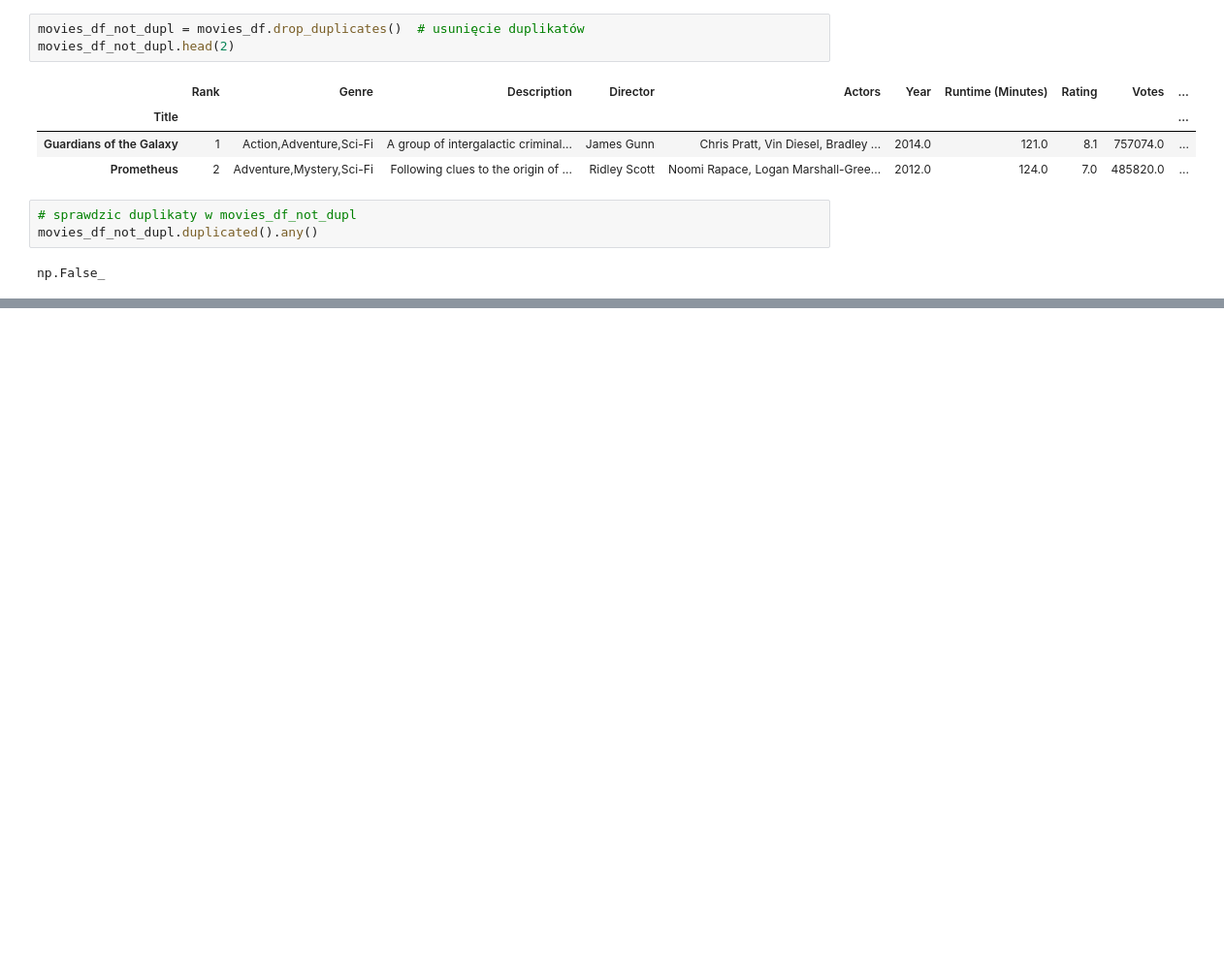
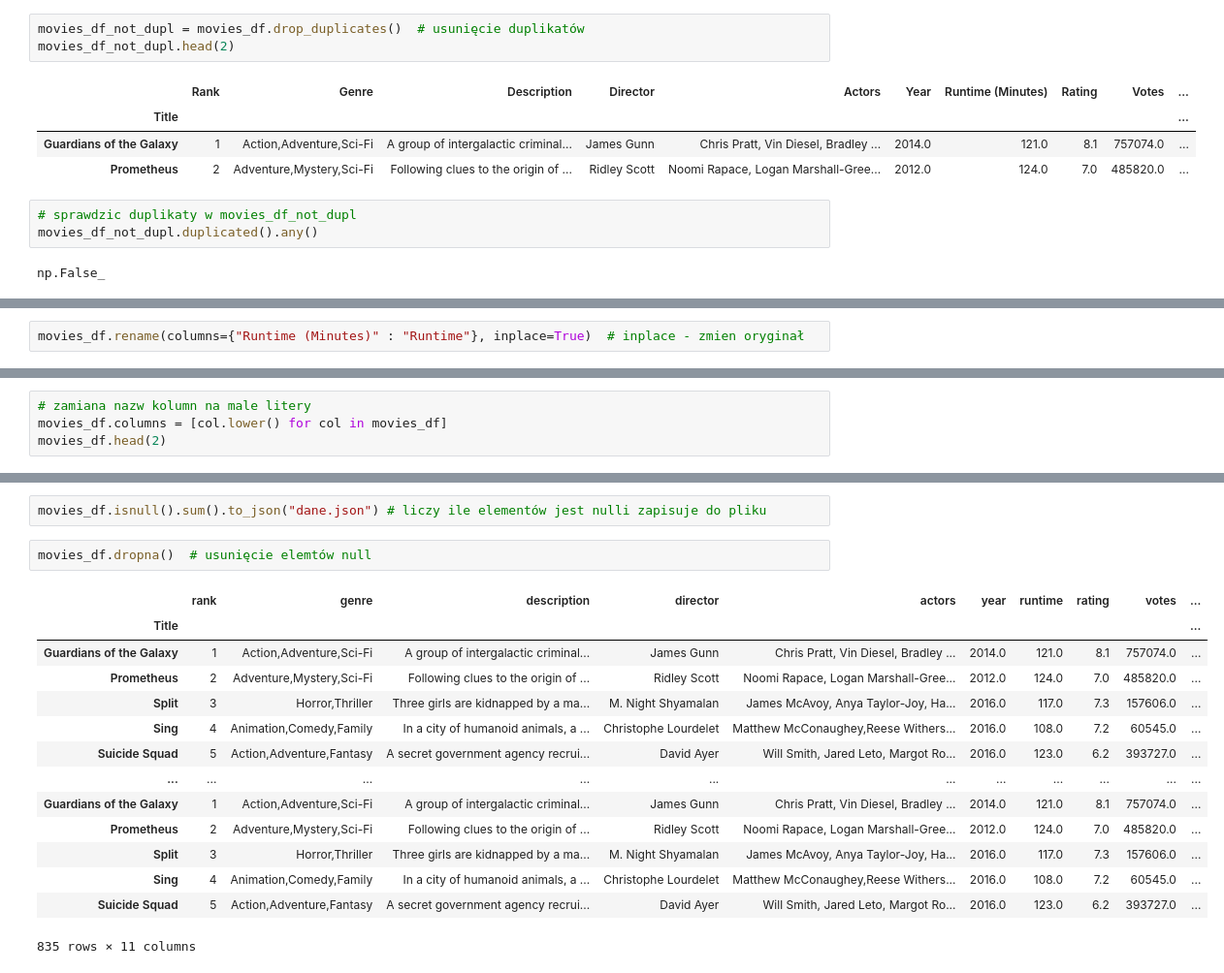
Before and after one commit to rajkonkret/analiza_danych_12_10_2026, a Jupyter notebook: analiza_danych_12_10_2026_dzien1.ipynb, the cells around one changed output, grey strips where cells are left out. Shown at 97% size. Saved outputs shown, nothing was run; the diff lists cells and outputs as text; blank space fills up the shorter version.

```diff
--- a/analiza_danych_12_10_2026_dzien1.ipynb
+++ b/analiza_danych_12_10_2026_dzien1.ipynb
@@ -1627,0 +1635,2 @@ movies_df.rename(columns={"Runtime (Minutes)" : "Runtime"})
+# %%
+movies_df.rename(columns={"Runtime (Minutes)" : "Runtime"}, inplace=True)  # inplace - zmien oryginał
@@ -1627,0 +1644,4 @@ movies_df.rename(columns={"Runtime (Minutes)" : "Runtime"})
+# %%
+# zamiana nazw kolumn na male litery
+movies_df.columns = [col.lower() for col in movies_df]
+movies_df.head(2)
@@ -1627,0 +1659,19 @@ movies_df.rename(columns={"Runtime (Minutes)" : "Runtime"})
+# %%
+movies_df.isnull().sum().to_json("dane.json") # liczy ile elementów jest nulli zapisuje do pliku
+# %%
+movies_df.dropna()  # usunięcie elemtów null
+# %% [output]
+|  | rank | genre | description | director | actors | year | runtime | rating | votes | ... |
+| Title |  |  |  |  |  |  |  |  |  | ... |
+| Guardians of the Galaxy | 1 | Action,Adventure,Sci-Fi | A group of intergalactic criminal... | James Gunn | Chris Pratt, Vin Diesel, Bradley ... | 2014.0 | 121.0 | 8.1 | 757074.0 | ... |
+| Prometheus | 2 | Adventure,Mystery,Sci-Fi | Following clues to the origin of ... | Ridley Scott | Noomi Rapace, Logan Marshall-Gree... | 2012.0 | 124.0 | 7.0 | 485820.0 | ... |
+| Split | 3 | Horror,Thriller | Three girls are kidnapped by a ma... | M. Night Shyamalan | James McAvoy, Anya Taylor-Joy, Ha... | 2016.0 | 117.0 | 7.3 | 157606.0 | ... |
+| Sing | 4 | Animation,Comedy,Family | In a city of humanoid animals, a ... | Christophe Lourdelet | Matthew McConaughey,Reese Withers... | 2016.0 | 108.0 | 7.2 | 60545.0 | ... |
+| Suicide Squad | 5 | Action,Adventure,Fantasy | A secret government agency recrui... | David Ayer | Will Smith, Jared Leto, Margot Ro... | 2016.0 | 123.0 | 6.2 | 393727.0 | ... |
+| ... | ... | ... | ... | ... | ... | ... | ... | ... | ... | ... |
+| Guardians of the Galaxy | 1 | Action,Adventure,Sci-Fi | A group of intergalactic criminal... | James Gunn | Chris Pratt, Vin Diesel, Bradley ... | 2014.0 | 121.0 | 8.1 | 757074.0 | ... |
+| Prometheus | 2 | Adventure,Mystery,Sci-Fi | Following clues to the origin of ... | Ridley Scott | Noomi Rapace, Logan Marshall-Gree... | 2012.0 | 124.0 | 7.0 | 485820.0 | ... |
+| Split | 3 | Horror,Thriller | Three girls are kidnapped by a ma... | M. Night Shyamalan | James McAvoy, Anya Taylor-Joy, Ha... | 2016.0 | 117.0 | 7.3 | 157606.0 | ... |
+| Sing | 4 | Animation,Comedy,Family | In a city of humanoid animals, a ... | Christophe Lourdelet | Matthew McConaughey,Reese Withers... | 2016.0 | 108.0 | 7.2 | 60545.0 | ... |
+| Suicide Squad | 5 | Action,Adventure,Fantasy | A secret government agency recrui... | David Ayer | Will Smith, Jared Leto, Margot Ro... | 2016.0 | 123.0 | 6.2 | 393727.0 | ... |
+835 rows × 11 columns
```
Also changed, not shown: parts of 17 cells of this notebook.
